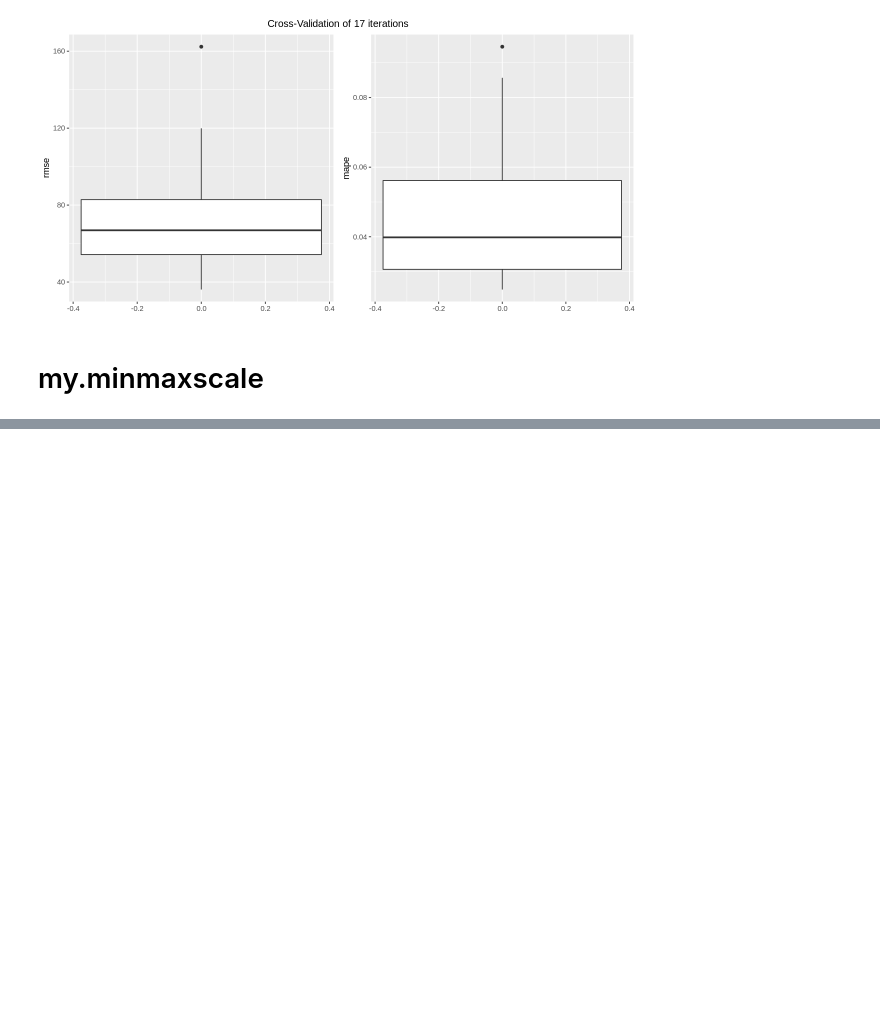
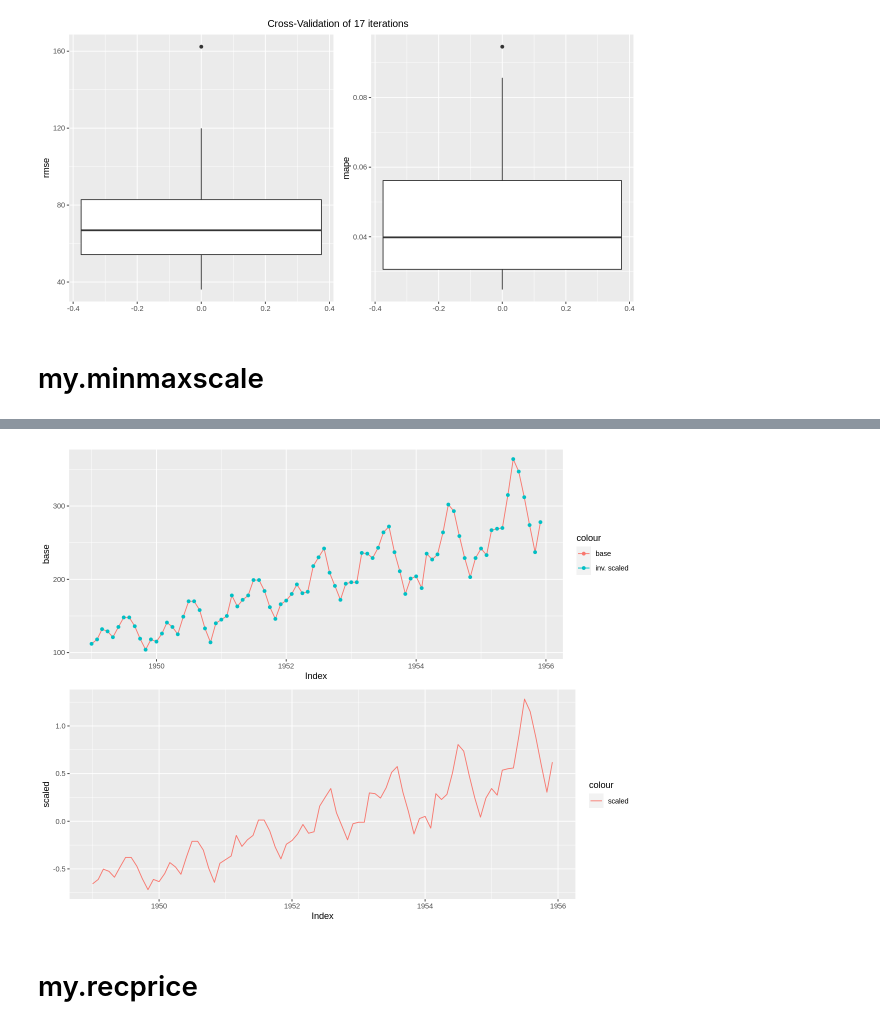
Before and after one commit to lbk209/timeseries, a Jupyter notebook: examples_utils.ipynb, the cells around one changed output, grey strips where cells are left out. Saved outputs shown, nothing was run; the diff lists cells and outputs as text; code cells hidden in the pictures; blank space fills up the shorter version.

```diff
--- a/examples_utils.ipynb
+++ b/examples_utils.ipynb
@@ -384,0 +133,7 @@ xts(train, )
+# %%
+trainx <- as.xts(train)
+index(trainx) <- as.Date(format(index(trainx), "%Y-%m-%d"))
+
+trainx.scaled <- my.minmaxscale(trainx)
+# %%
+trainx.inv <- my.minmaxscale(trainx.scaled)
@@ -384,0 +144,13 @@ xts(train, )
+# %%
+my.figsize(10,8)
+y <- merge(trainx, trainx.inv)
+g1 <- (ggplot(y, aes(x=Index, y=base, color='base')) + geom_line()
+       + geom_point(data=y, aes(x=Index, y=trainx.inv, color='inv. scaled'))
+      # + theme(legend.position = c(0, 1))
+      )
+g2 <- ggplot(trainx.scaled, aes(x=Index, y=scaled, color='scaled')) + geom_line()
+grid.arrange(g1, g2, nrow=2)
+# %% [output]
+[figure, added]
+# %% [markdown]
+# my.recprice
```
Also changed, not shown: parts of 39 cells of this notebook.
